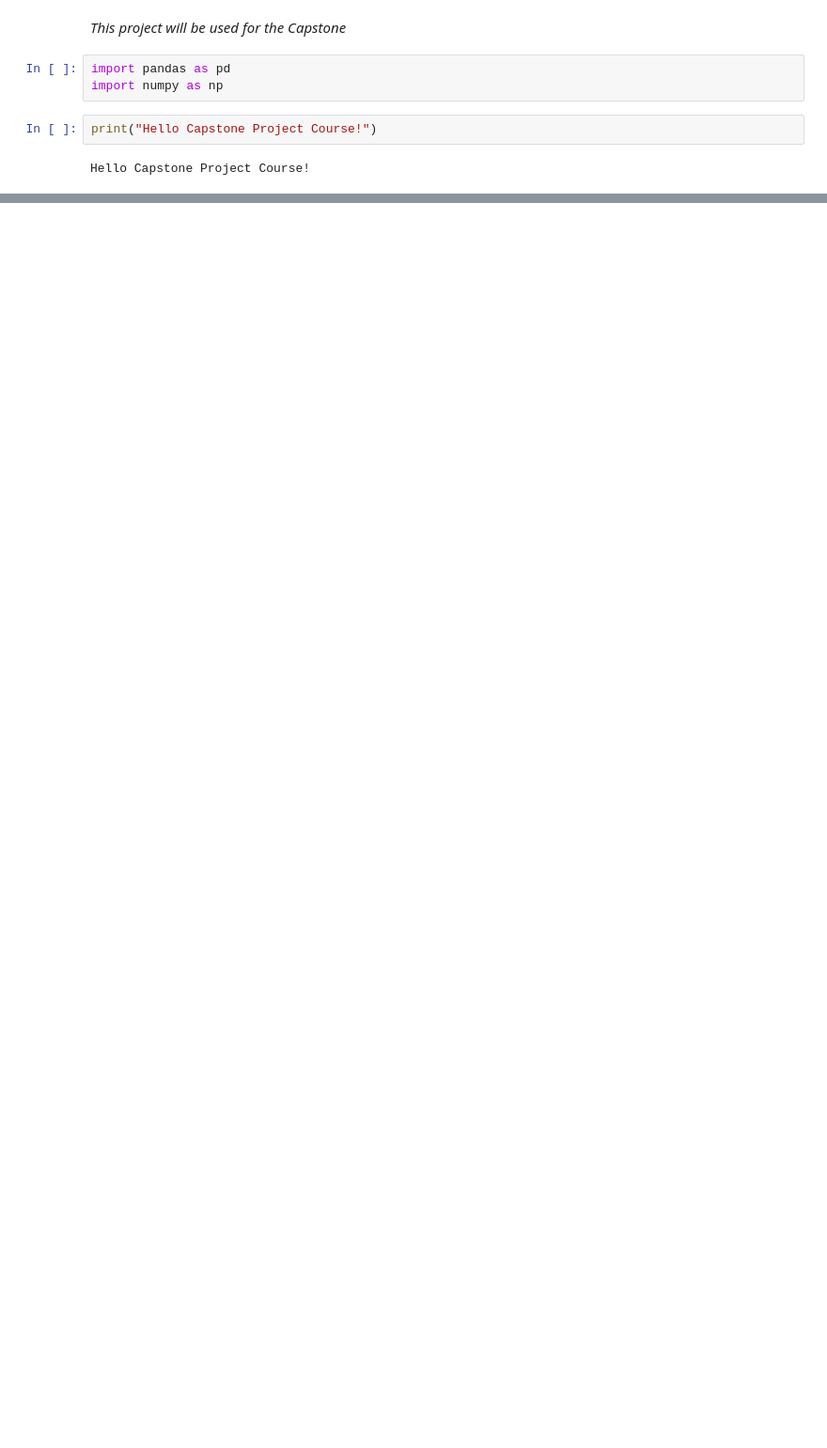
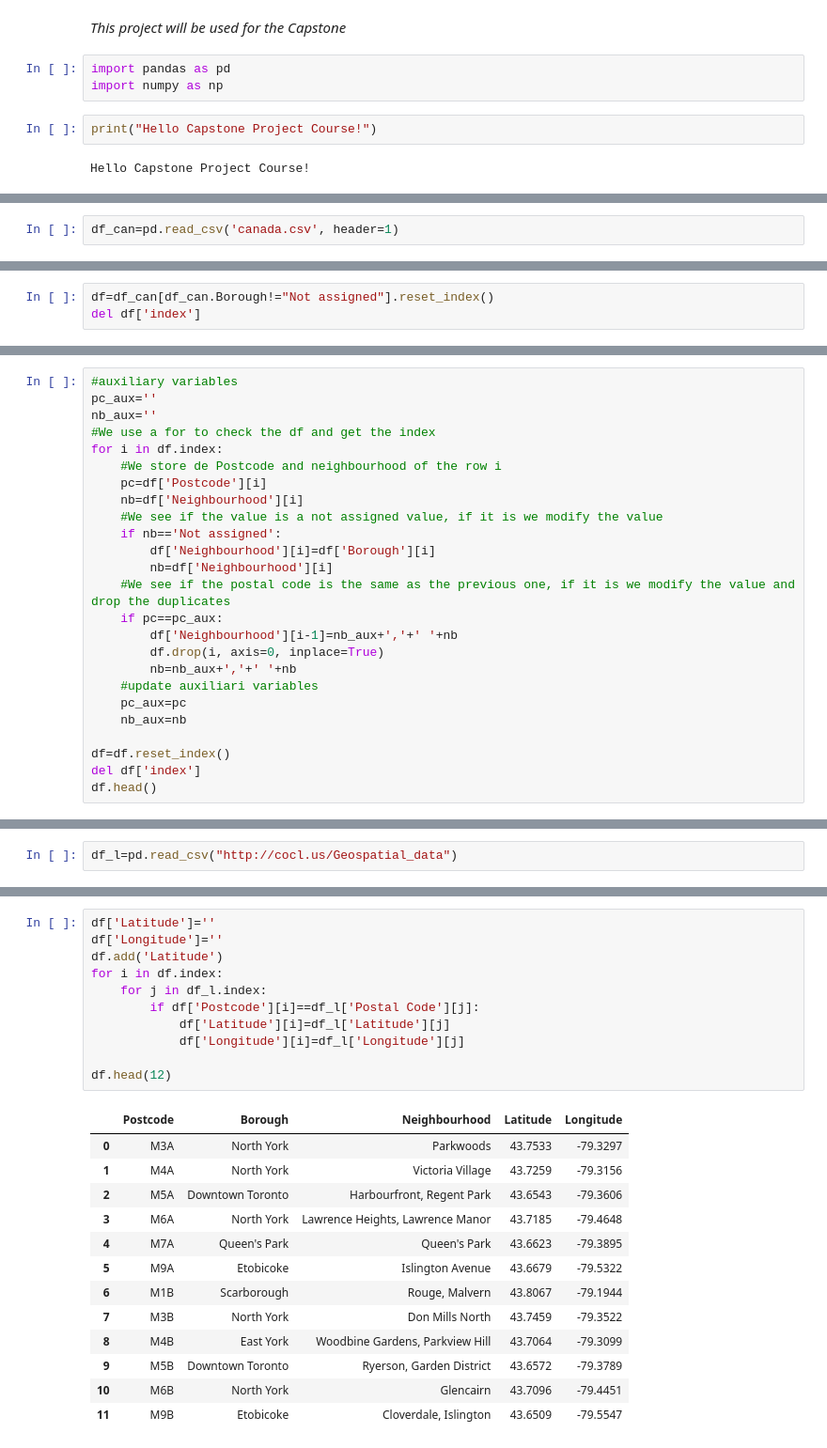
Before and after one commit to takhan4/Coursera_Capstone, a Jupyter notebook: Coursera_Capstone.ipynb, the cells around one changed output, grey strips where cells are left out. Shown at 94% size. Drawn from its saved outputs; the diff is of its cells as text; blank space fills up the shorter version.

```diff
--- a/Coursera_Capstone.ipynb
+++ b/Coursera_Capstone.ipynb
@@ -22,0 +89,2 @@ The Foursquare Data about New York City is the one that we used in the Project.
+# %%
+df_can=pd.read_csv('canada.csv', header=1)
@@ -22,0 +100,3 @@ The Foursquare Data about New York City is the one that we used in the Project.
+# %%
+df=df_can[df_can.Borough!="Not assigned"].reset_index()
+del df['index']
@@ -22,0 +114,25 @@ The Foursquare Data about New York City is the one that we used in the Project.
+# %%
+#auxiliary variables
+pc_aux=''
+nb_aux=''
+#We use a for to check the df and get the index
+for i in df.index:
+    #We store de Postcode and neighbourhood of the row i
+    pc=df['Postcode'][i]
+    nb=df['Neighbourhood'][i]
+    #We see if the value is a not assigned value, if it is we modify the value
+    if nb=='Not assigned':
+        df['Neighbourhood'][i]=df['Borough'][i]
+        nb=df['Neighbourhood'][i]
+    #We see if the postal code is the same as the previous one, if it is we modify the value and drop the duplicates
+    if pc==pc_aux:
+        df['Neighbourhood'][i-1]=nb_aux+','+' '+nb
+        df.drop(i, axis=0, inplace=True)
+        nb=nb_aux+','+' '+nb
+    #update auxiliari variables
+    pc_aux=pc
+    nb_aux=nb
+
+df=df.reset_index()
+del df['index']
+df.head()
@@ -22,0 +150,2 @@ The Foursquare Data about New York City is the one that we used in the Project.
+# %%
+df_l=pd.read_csv("http://cocl.us/Geospatial_data")
@@ -22,0 +161,25 @@ The Foursquare Data about New York City is the one that we used in the Project.
+# %%
+df['Latitude']=''
+df['Longitude']=''
+df.add('Latitude')
+for i in df.index:
+    for j in df_l.index:
+        if df['Postcode'][i]==df_l['Postal Code'][j]:
+            df['Latitude'][i]=df_l['Latitude'][j]
+            df['Longitude'][i]=df_l['Longitude'][j]
+
+df.head(12)
+# %% [output]
+|  | Postcode | Borough | Neighbourhood | Latitude | Longitude |
+| 0 | M3A | North York | Parkwoods | 43.7533 | -79.3297 |
+| 1 | M4A | North York | Victoria Village | 43.7259 | -79.3156 |
+| 2 | M5A | Downtown Toronto | Harbourfront, Regent Park | 43.6543 | -79.3606 |
+| 3 | M6A | North York | Lawrence Heights, Lawrence Manor | 43.7185 | -79.4648 |
+| 4 | M7A | Queen's Park | Queen's Park | 43.6623 | -79.3895 |
+| 5 | M9A | Etobicoke | Islington Avenue | 43.6679 | -79.5322 |
+| 6 | M1B | Scarborough | Rouge, Malvern | 43.8067 | -79.1944 |
+| 7 | M3B | North York | Don Mills North | 43.7459 | -79.3522 |
+| 8 | M4B | East York | Woodbine Gardens, Parkview Hill | 43.7064 | -79.3099 |
+| 9 | M5B | Downtown Toronto | Ryerson, Garden District | 43.6572 | -79.3789 |
+| 10 | M6B | North York | Glencairn | 43.7096 | -79.4451 |
+| 11 | M9B | Etobicoke | Cloverdale, Islington | 43.6509 | -79.5547 |
```
Also changed, not shown: parts of 38 cells of this notebook.
